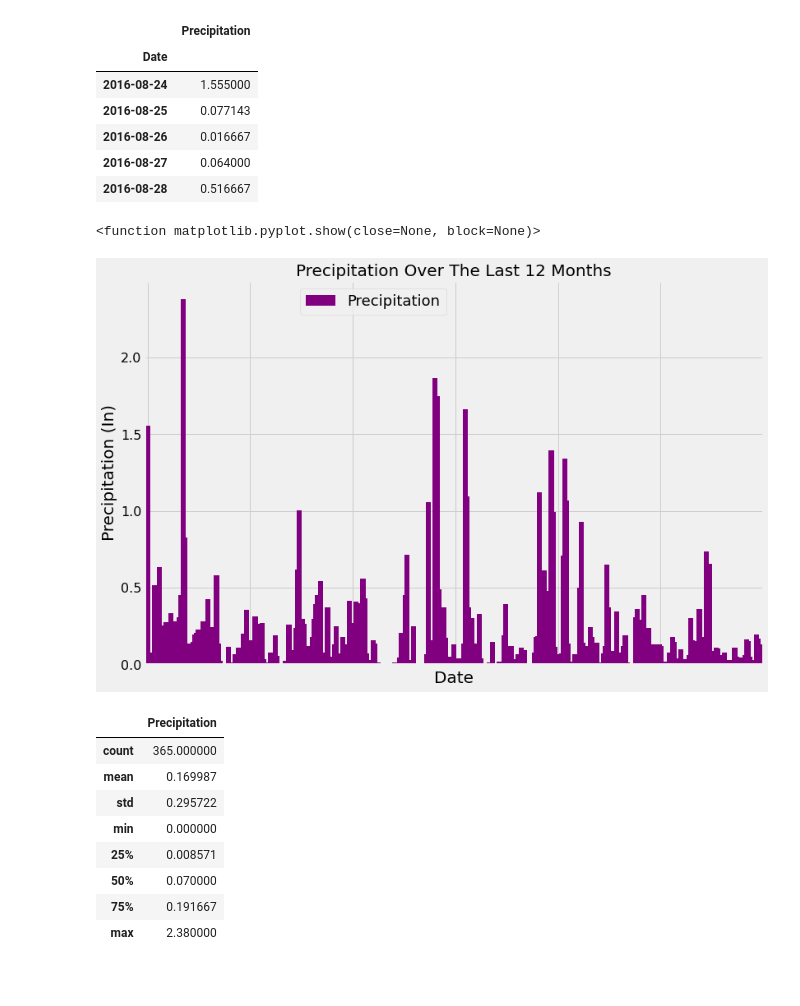
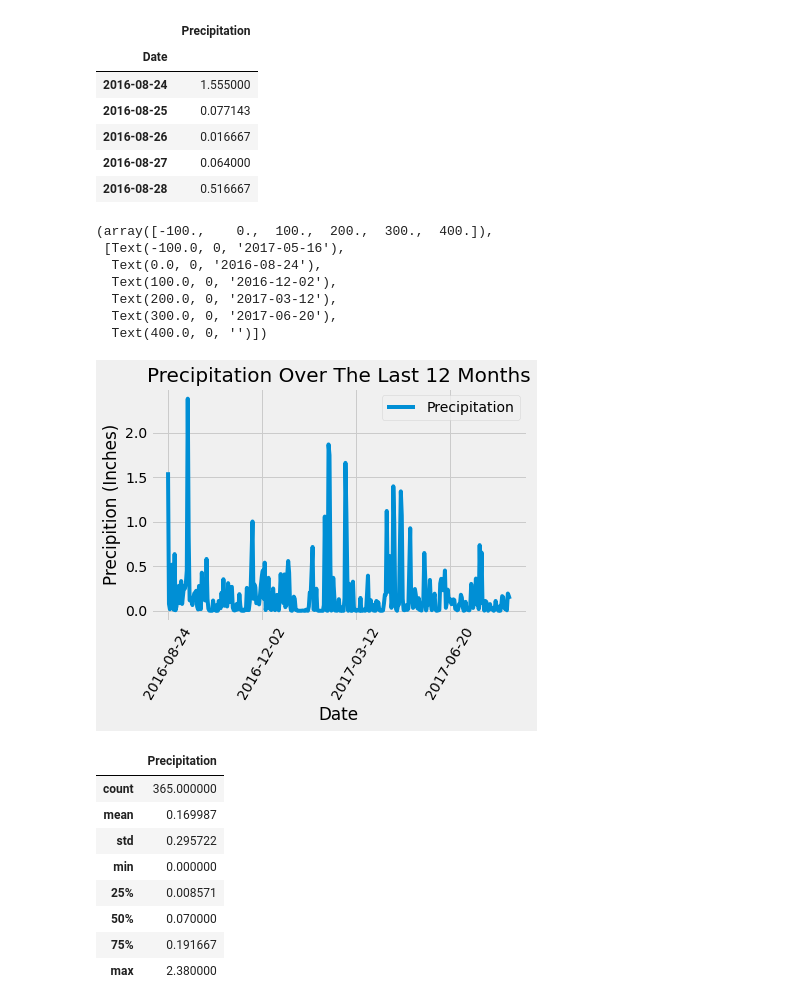
Before and after one commit to Crobinson17/sqlalchemy-challenge, a Jupyter notebook: climate_starter.ipynb, the cells around one changed output. Cells and saved outputs as stored; diff of their text form; code cells hidden in the pictures; blank space fills up the shorter version.

```diff
--- a/climate_starter.ipynb
+++ b/climate_starter.ipynb
@@ -65,3 +49,0 @@ datetime.datetime(2019, 8, 23, 0, 0)
-# %%
-last_twelve_months = dt.datetime.strptime(latest_date, '%Y-%m-%d') - dt.timedelta(days=365)
-last_twelve_months
@@ -111,21 +91,23 @@ precipitation_df.head()
 | 2016-08-26 | 0.016667 |
 | 2016-08-27 | 0.064000 |
 | 2016-08-28 | 0.516667 |
-# %%
-ax = precipitation_df.plot(kind='bar', width=3, color = ['purple'], figsize=(12,8))
-plt.locator_params(axis='x', nbins=6)
-ax.xaxis.set_major_formatter(plt.NullFormatter())
-ax.tick_params(axis='y', labelsize=16)
-ax.grid(True)
-plt.legend(bbox_to_anchor=(.5,1), fontsize="18")
-plt.title("Precipitation Over The Last 12 Months", size=20)
-plt.ylabel("Precipitation (In)", size=20)
-plt.xlabel("Date", size=20)
-plt.savefig("../Precipitation.png")
-plt.show
-# %% [output]
-<function matplotlib.pyplot.show(close=None, block=None)>
-[figure, removed]
+# %%
+
+
+precipitation_df.plot()
+plt.title("Precipitation Over The Last 12 Months", size=20)
+plt.xlabel('Date')
+plt.ylabel('Precipition (Inches)')
+plt.xticks(rotation = 60)
+# %% [output]
+(array([-100.,    0.,  100.,  200.,  300.,  400.]),
+ [Text(-100.0, 0, '2017-05-16'),
+  Text(0.0, 0, '2016-08-24'),
+  Text(100.0, 0, '2016-12-02'),
+  Text(200.0, 0, '2017-03-12'),
+  Text(300.0, 0, '2017-06-20'),
+  Text(400.0, 0, '')])
+[figure, added]
 # %%
 # Use Pandas to calcualte the summary statistics for the precipitation data
 precipitation_df.describe()
```
Also changed, not shown: parts of 10 cells of this notebook.
